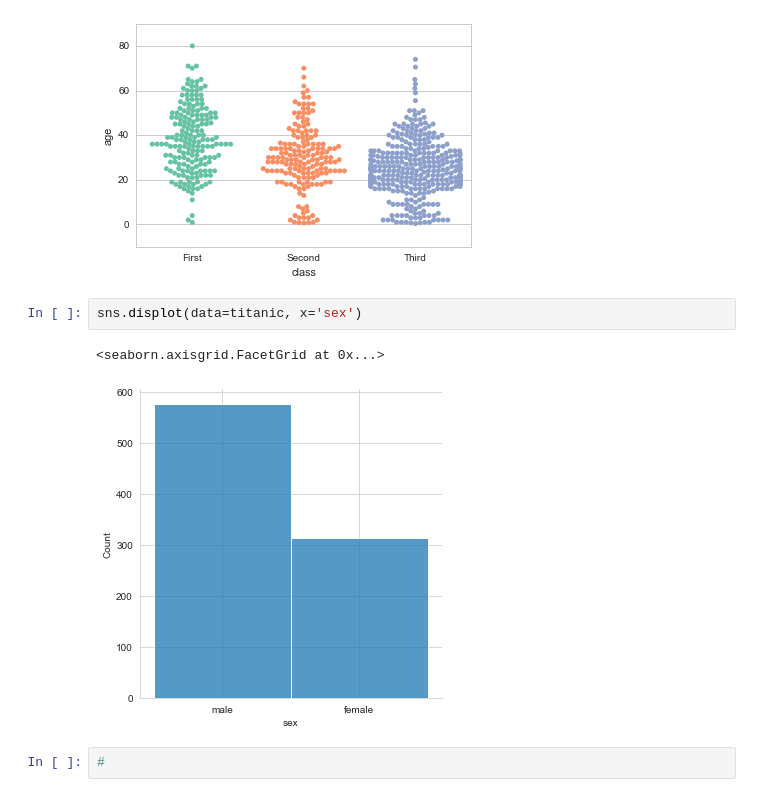
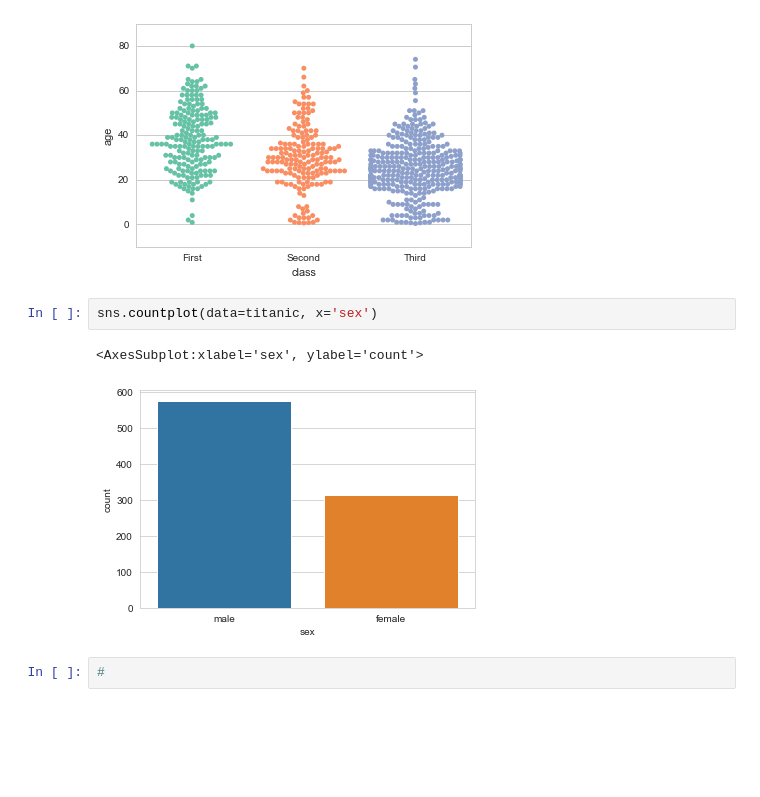
Before and after one commit to slp22/ds-ml-bootcamp, a Jupyter notebook: 07-Seaborn Exercises.ipynb, the cells around one changed output. Saved outputs shown, nothing was run; the diff lists cells and outputs as text; blank space fills up the shorter version.

```diff
--- a/07-Seaborn Exercises.ipynb
+++ b/07-Seaborn Exercises.ipynb
@@ -94,10 +94,10 @@ sns.swarmplot(data=titanic, x='class', y='age')
 <matplotlib.axes._subplots.AxesSubplot at 0x...>
 [figure]
 # %%
-sns.displot(data=titanic, x='sex')
+sns.countplot(data=titanic, x='sex')
 # %% [output]
-<seaborn.axisgrid.FacetGrid at 0x...>
+<AxesSubplot:xlabel='sex', ylabel='count'>
-[figure, old version]
+[figure, new version]
 # %%
 #
 # %% [output]
```
Also changed, not shown: parts of 4 cells of this notebook.
